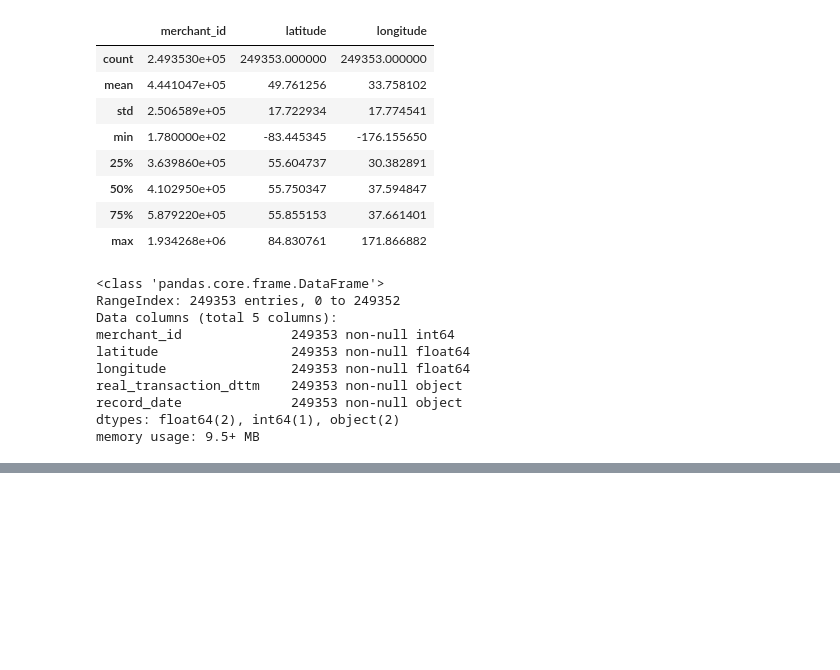
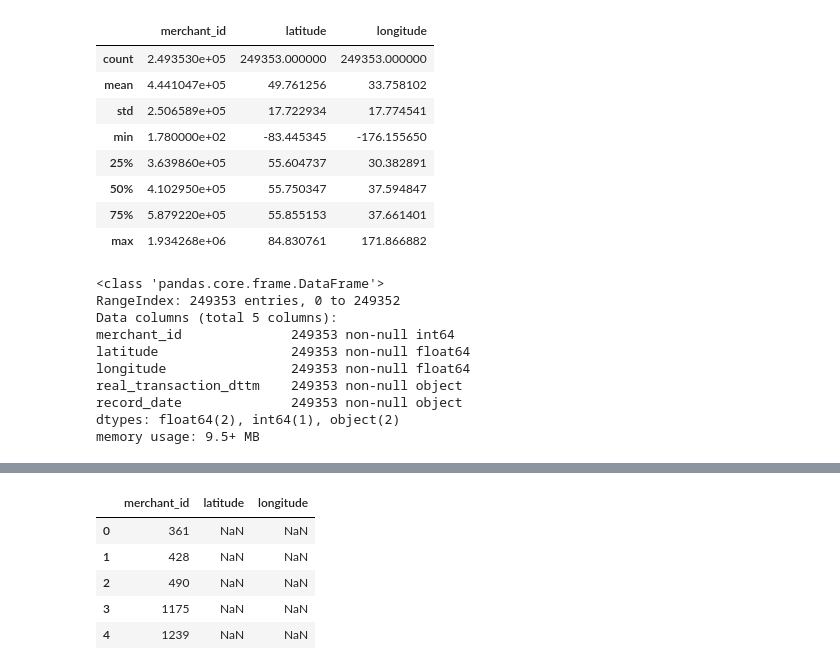
Before and after one commit to corvin28/tinkoff_boosters, a Jupyter notebook: task2.ipynb, the cells around one changed output, grey strips where cells are left out. Cells and saved outputs as stored; diff of their text form; code cells hidden in the pictures; blank space fills up the shorter version.

```diff
--- a/task2.ipynb
+++ b/task2.ipynb
@@ -9 +12,3 @@ data = pd.read_csv('data/merchants_train.csv', encoding='cp1251', delimiter=';')
+# %%
+dtest = pd.read_csv('data/merchants_test.csv', encoding='cp1251', delimiter=';')
 # %%
@@ -44,0 +56,9 @@ transactions.head()
+# %%
+dtest.head()
+# %% [output]
+|  | merchant_id | latitude | longitude |
+| 0 | 361 | NaN | NaN |
+| 1 | 428 | NaN | NaN |
+| 2 | 490 | NaN | NaN |
+| 3 | 1175 | NaN | NaN |
+| 4 | 1239 | NaN | NaN |
```
Also changed, not shown: parts of 31 cells of this notebook, 2 other files.
